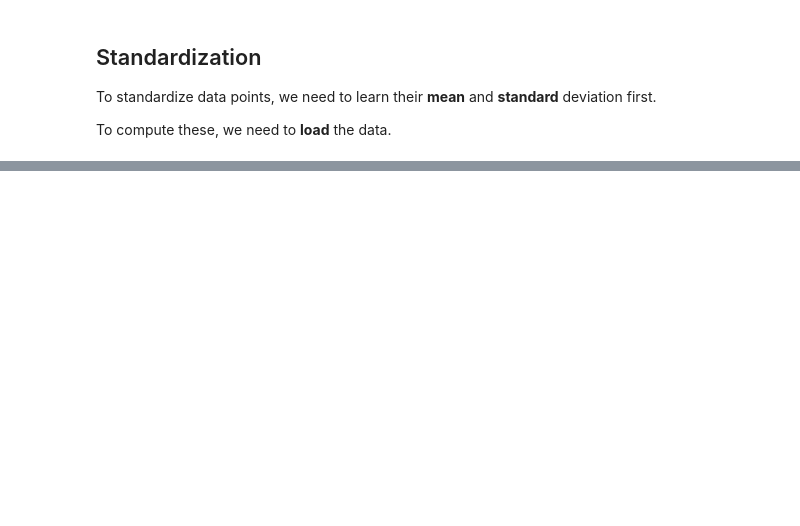
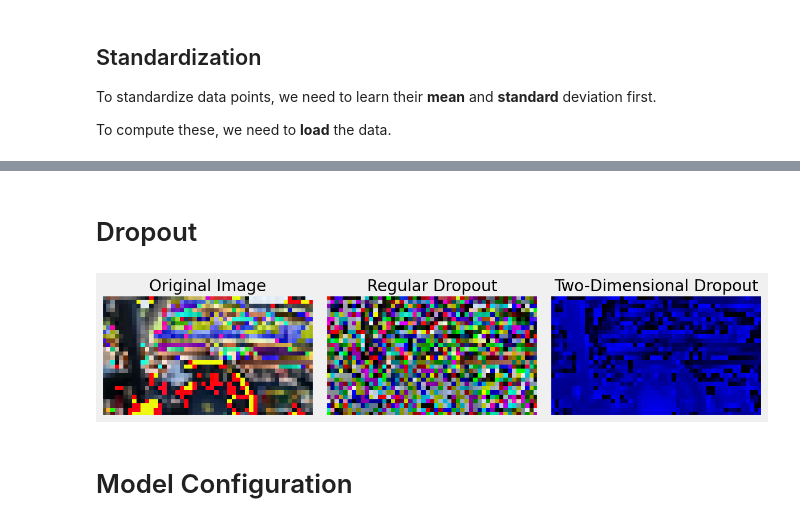
Before and after one commit to TomazFilgueira/UFRN-ML-2025-1-AutoParts_Classification, a Jupyter notebook: Iracing_classification.ipynb, the cells around one changed output, grey strips where cells are left out. Saved outputs shown, nothing was run; the diff lists cells and outputs as text; code cells hidden in the pictures; blank space fills up the shorter version.

```diff
--- a/Iracing_classification.ipynb
+++ b/Iracing_classification.ipynb
@@ -693,0 +746,2 @@ fig = figure2(first_images, first_labels)
+# %% [markdown]
+# Dropout
@@ -693,0 +758,27 @@ fig = figure2(first_images, first_labels)
+# %%
+def figure9(first_images, seed=17, p=.33):
+    torch.manual_seed(seed)
+    fig, axs = plt.subplots(1, 3, figsize=(12, 4))
+    axs[0].imshow(ToPILImage()(first_images[0]))
+    axs[0].set_title('Original Image')
+    axs[0].grid(False)
+    axs[0].set_xticks([])
+    axs[0].set_yticks([])
+    axs[1].imshow(ToPILImage()(F.dropout(first_images[:1], p=p)[0]))
+    axs[1].set_title('Regular Dropout')
+    axs[1].grid(False)
+    axs[1].set_xticks([])
+    axs[1].set_yticks([])
+    axs[2].imshow(ToPILImage()(F.dropout2d(first_images[:1], p=p)[0]))
+    axs[2].set_title('Two-Dimensional Dropout')
+    axs[2].grid(False)
+    axs[2].set_xticks([])
+    axs[2].set_yticks([])
+    fig.tight_layout()
+    return fig
+# %%
+fig = figure9(first_images)
+# %% [output]
+[figure, added]
+# %% [markdown]
+# Model Configuration
```
Also changed, not shown: parts of 22 cells of this notebook, 2 other files.
